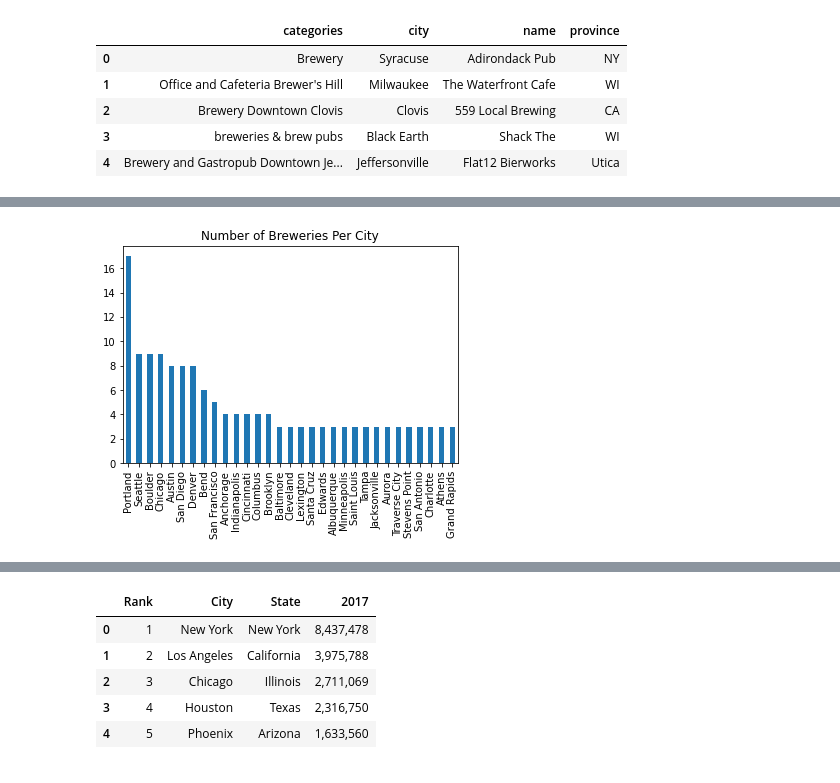
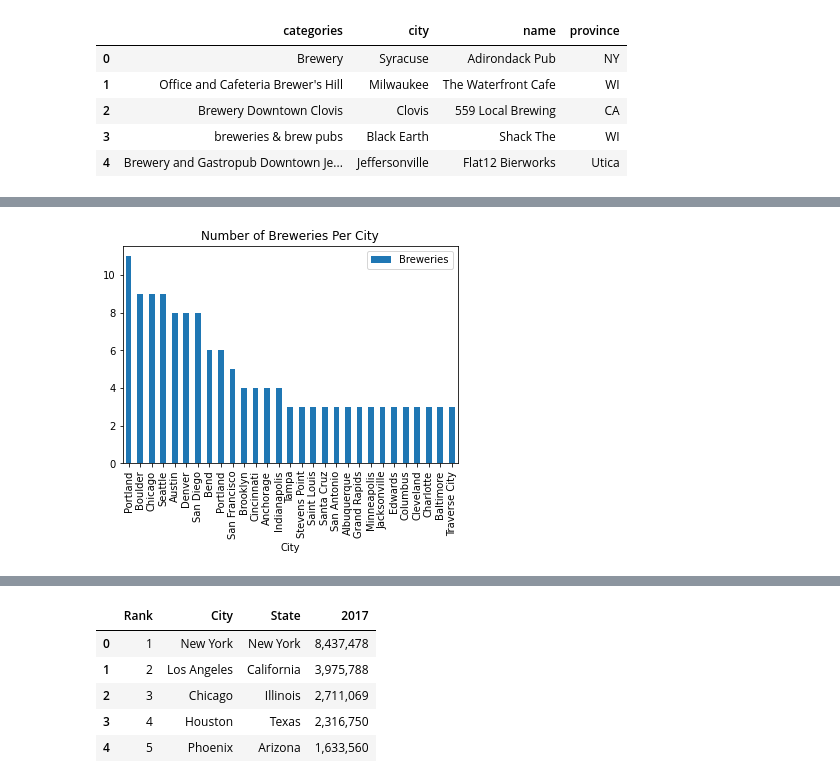
Before and after one commit to a-prospero/strange_brew, a Jupyter notebook: beer_analysis.ipynb, the cells around one changed output, grey strips where cells are left out. Drawn from its saved outputs; the diff is of its cells as text; code cells hidden in the pictures.

Commit message:
Updated coding for breweries per city to be more accurate.

```diff
--- a/beer_analysis.ipynb
+++ b/beer_analysis.ipynb
@@ -117,0 +114,4 @@ Name: city, dtype: int64
+# %%
+city_br = city_br.reset_index()
+
+city_br.head()
@@ -117,0 +125,2 @@ Name: city, dtype: int64
+# %%
+city_br = city_br.loc[city_br["name"]>2]
@@ -117,0 +136,3 @@ Name: city, dtype: int64
+# %%
+cities_totals = city_br.sort_values('name', ascending=False)
+cities_totals
@@ -117,0 +157,3 @@ Name: city, dtype: int64
+# %%
+cities_totals.rename({'name':'Breweries', 'city':'City', 'state':'State'}, axis=1, inplace=True)
+cities_totals
@@ -118,7 +178,7 @@ Name: city, dtype: int64
 # %%
-breweries_plot = cities_breweries.plot.bar(title = "Number of Breweries Per City")
+city_plot = cities_totals.plot.bar(x='City', y='Breweries', title = "Number of Breweries Per City")
 # %% [output]
-[figure, old version]
+[figure, new version]
 # %%
 cities_pop.head()
 # %% [output]
```
Also changed, not shown: parts of 7 cells of this notebook.
